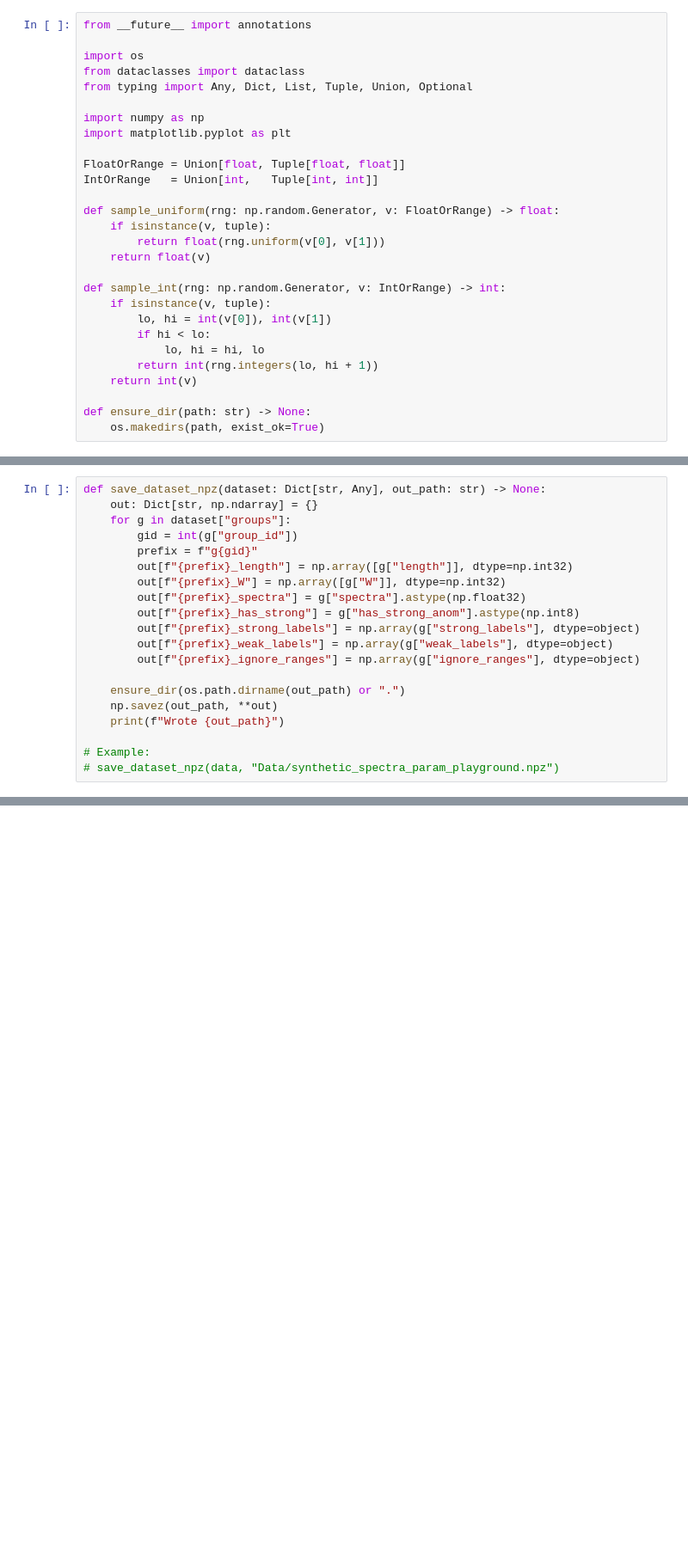
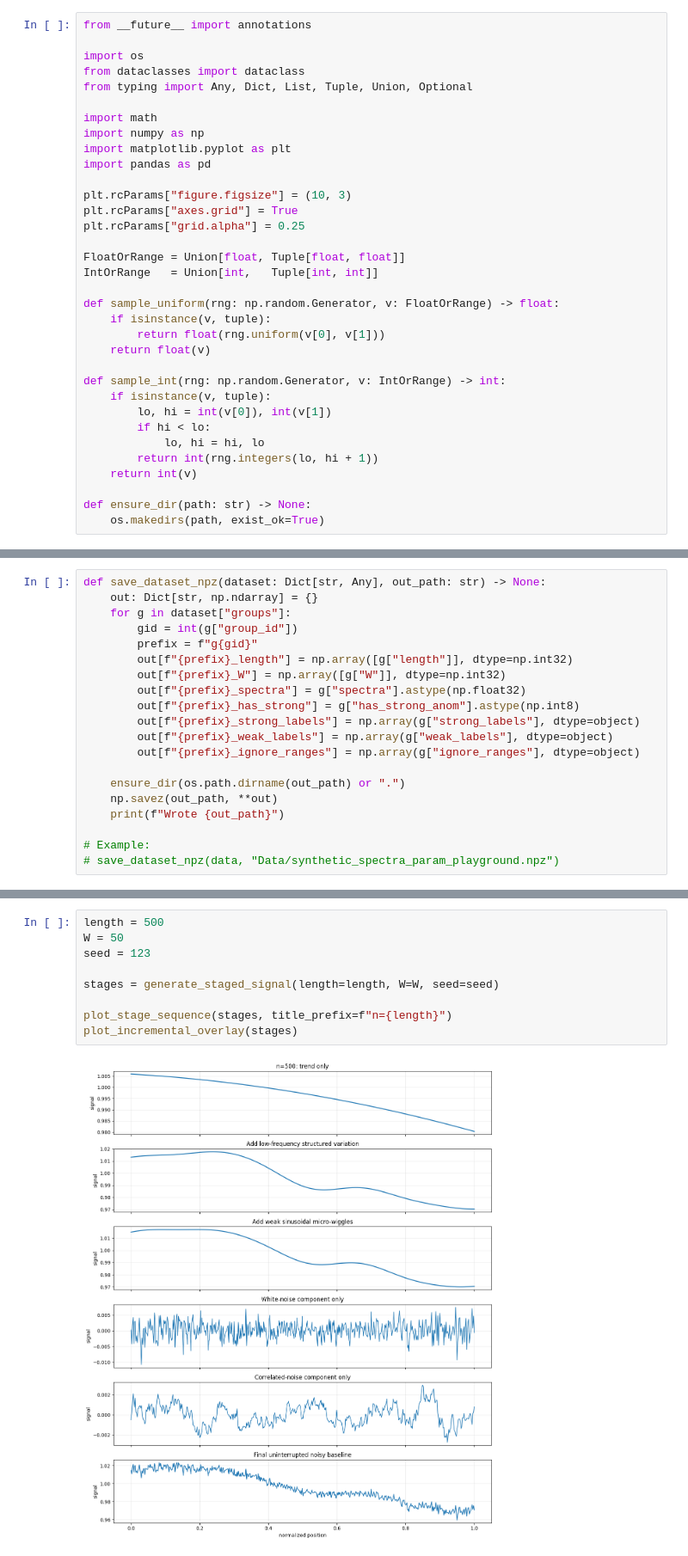
Before and after one commit to BeardyMan37/RegressionScanStats, a Jupyter notebook: gen_synth_data.ipynb, the cells around one changed output, grey strips where cells are left out. Shown at 86% size. Drawn from its saved outputs; the diff is of its cells as text; blank space fills up the shorter version.

```diff
--- a/gen_synth_data.ipynb
+++ b/gen_synth_data.ipynb
@@ -18,8 +18,14 @@ import os
 from dataclasses import dataclass
 from typing import Any, Dict, List, Tuple, Union, Optional
 
+import math
 import numpy as np
 import matplotlib.pyplot as plt
+import pandas as pd
+
+plt.rcParams["figure.figsize"] = (10, 3)
+plt.rcParams["axes.grid"] = True
+plt.rcParams["grid.alpha"] = 0.25
 
 FloatOrRange = Union[float, Tuple[float, float]]
 IntOrRange   = Union[int,   Tuple[int, int]]
@@ -743,0 +907,11 @@ def save_dataset_npz(dataset: Dict[str, Any], out_path: str) -> None:
+# %%
+length = 500
+W = 50
+seed = 123
+
+stages = generate_staged_signal(length=length, W=W, seed=seed)
+
+plot_stage_sequence(stages, title_prefix=f"n={length}")
+plot_incremental_overlay(stages)
+# %% [output]
+[figure, added]
```
Also changed, not shown: parts of 12 cells of this notebook, 16 other files.
